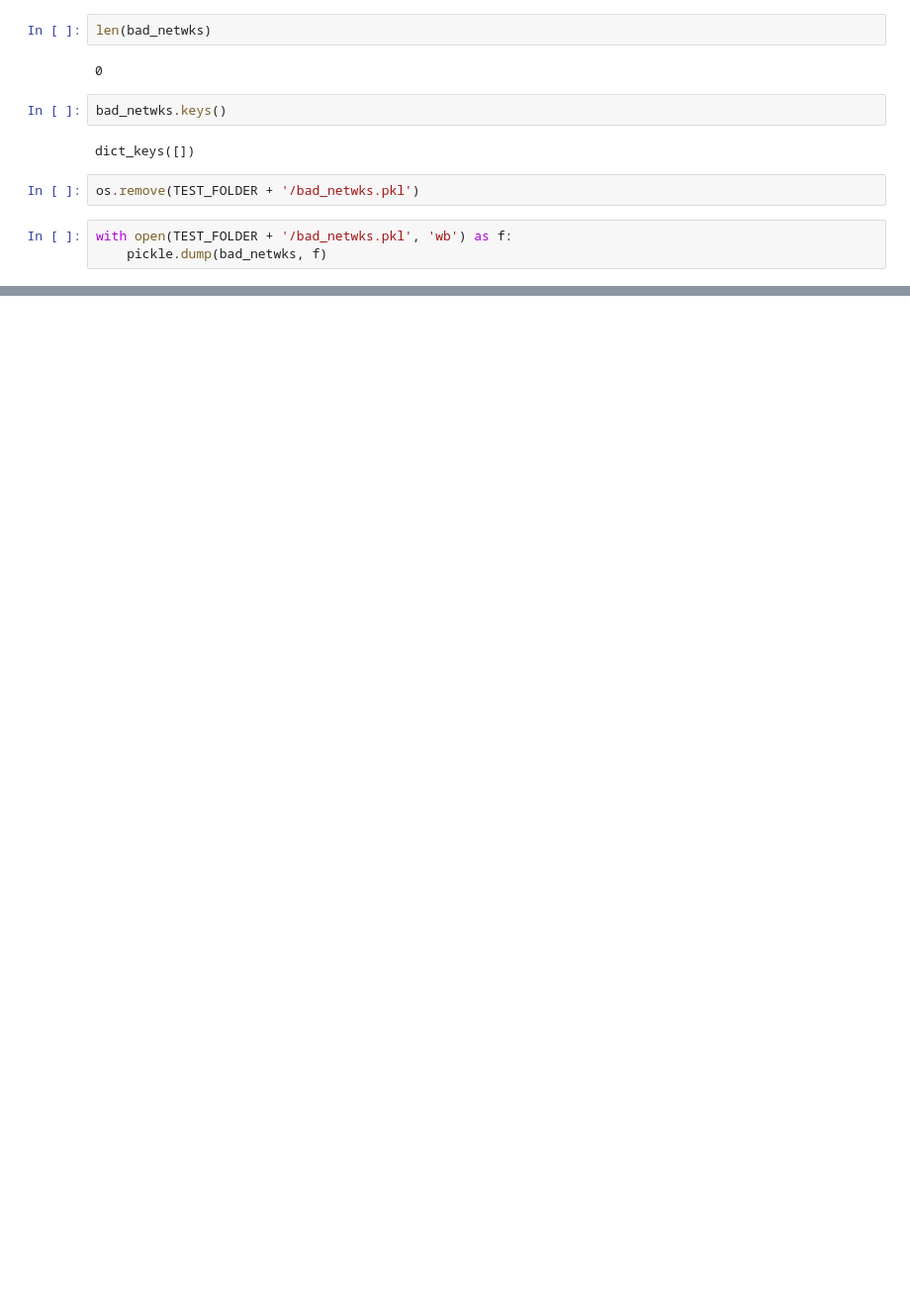
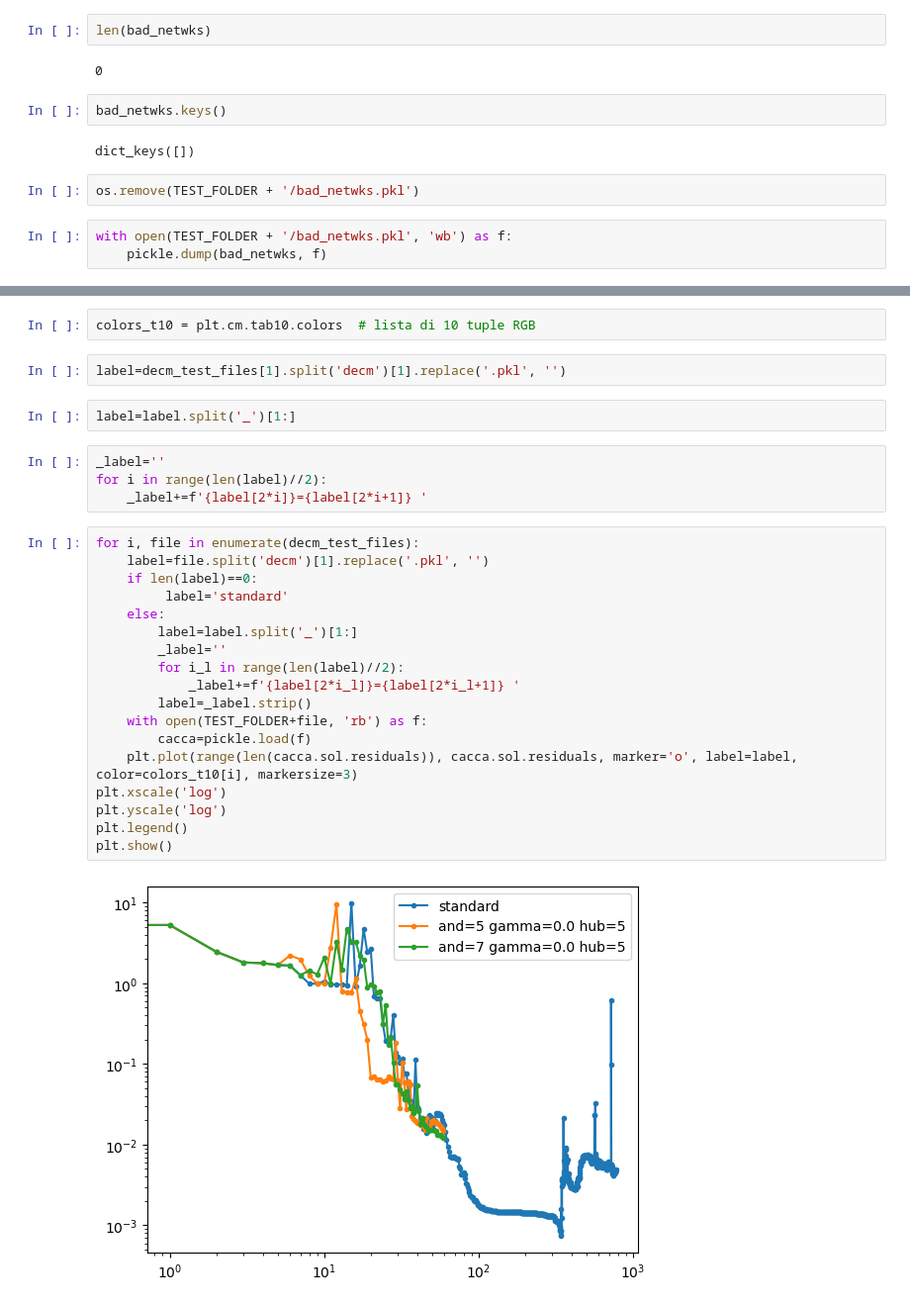
Before and after one commit to fabiosaracco/bowtie2, a Jupyter notebook: 0_1_convergence_test.ipynb, the cells around one changed output, grey strips where cells are left out. Shown at 99% size. Cells and saved outputs as stored; diff of their text form; blank space fills up the shorter version.

```diff
--- a/0_1_convergence_test.ipynb
+++ b/0_1_convergence_test.ipynb
@@ -400,0 +414,30 @@ with open(TEST_FOLDER + '/bad_netwks.pkl', 'wb') as f:
+# %%
+colors_t10 = plt.cm.tab10.colors  # lista di 10 tuple RGB
+# %%
+label=decm_test_files[1].split('decm')[1].replace('.pkl', '')
+# %%
+label=label.split('_')[1:]
+# %%
+_label=''
+for i in range(len(label)//2):
+    _label+=f'{label[2*i]}={label[2*i+1]} '
+# %%
+for i, file in enumerate(decm_test_files):
+    label=file.split('decm')[1].replace('.pkl', '')
+    if len(label)==0:
+         label='standard'
+    else:
+        label=label.split('_')[1:]
+        _label=''
+        for i_l in range(len(label)//2):
+            _label+=f'{label[2*i_l]}={label[2*i_l+1]} '
+        label=_label.strip()
+    with open(TEST_FOLDER+file, 'rb') as f:
+        cacca=pickle.load(f)
+    plt.plot(range(len(cacca.sol.residuals)), cacca.sol.residuals, marker='o', label=label, color=colors_t10[i], markersize=3)
+plt.xscale('log')
+plt.yscale('log')
+plt.legend()
+plt.show()
+# %% [output]
+[figure, added]
```
Also changed, not shown: parts of 6 cells of this notebook, 1 other file.
